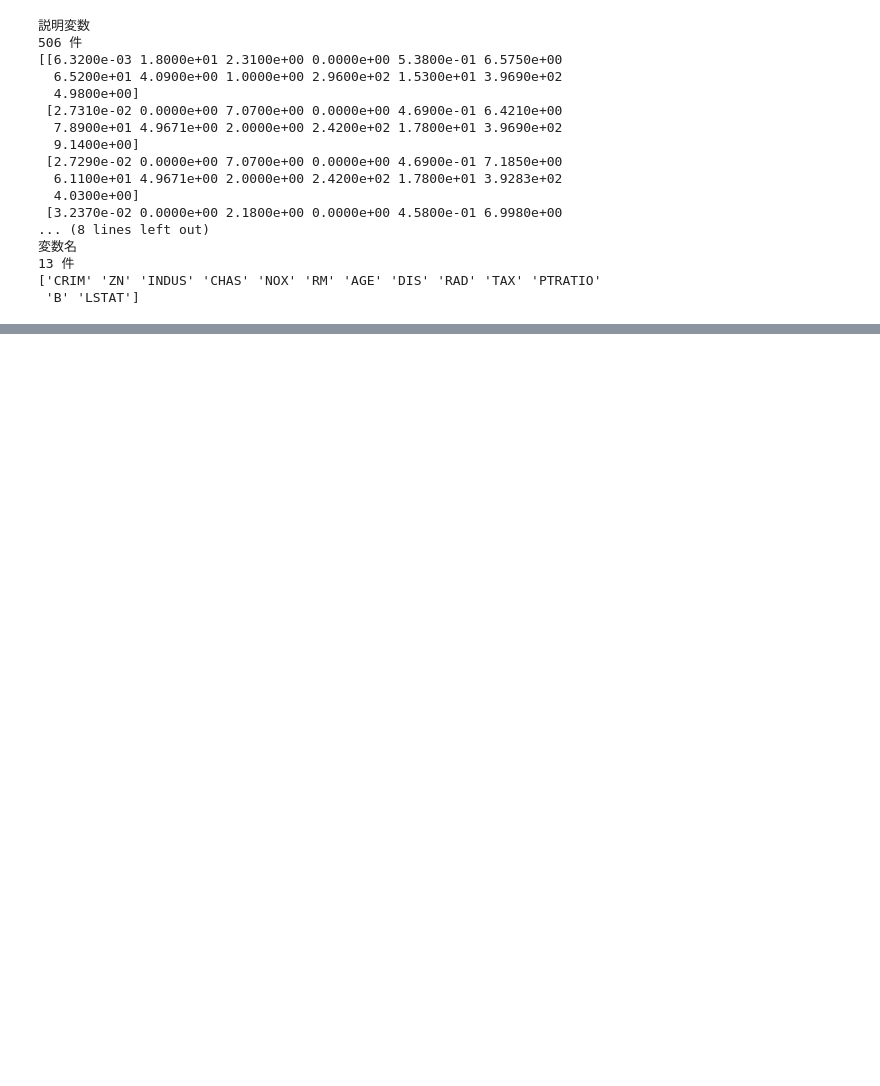
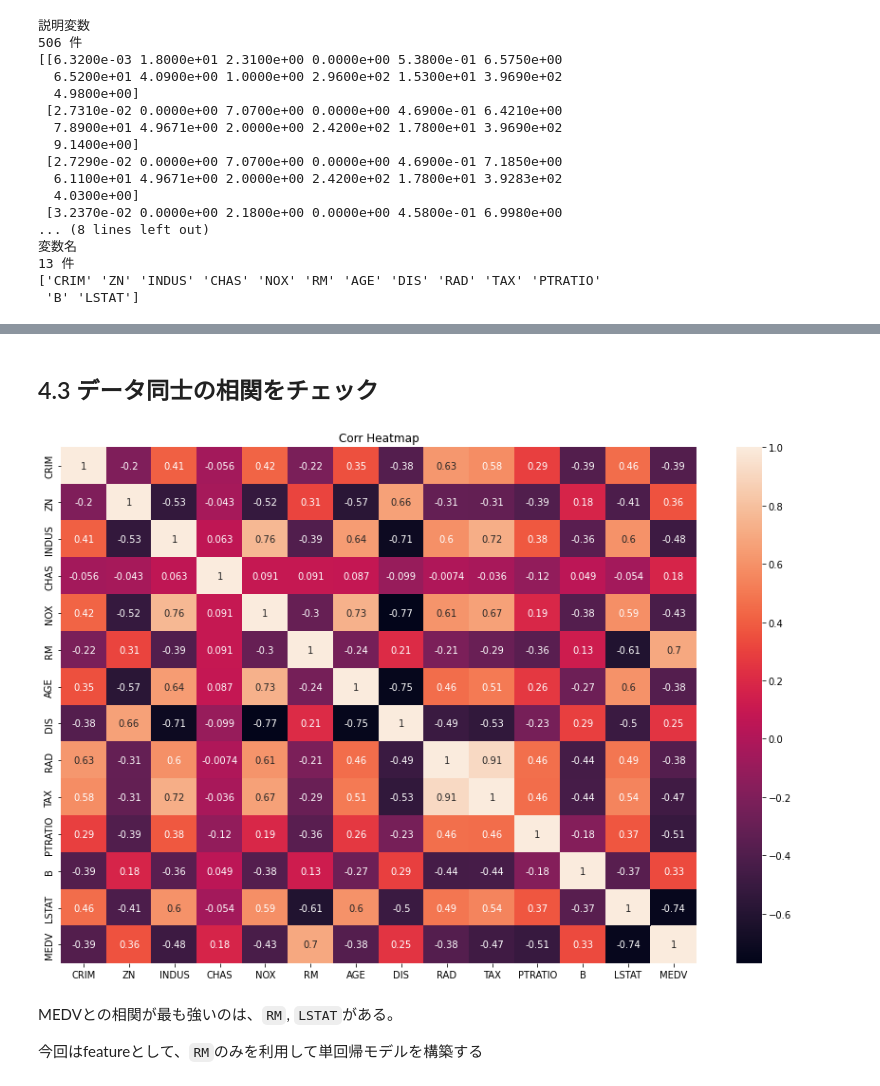
Before and after one commit to kackey0-1/ml_handson, a Jupyter notebook: ai_model_build_100/4_basic_regression.ipynb, the cells around one changed output, grey strips where cells are left out. Drawn from its saved outputs; the diff is of its cells as text; code cells hidden in the pictures; blank space fills up the shorter version.

```diff
--- a/ai_model_build_100/4_basic_regression.ipynb
+++ b/ai_model_build_100/4_basic_regression.ipynb
@@ -38,0 +103,16 @@ print(boston.feature_names)
+# %% [markdown]
+## 4.3 データ同士の相関をチェック
+# %%
+import seaborn as sns
+df_corr = df.corr()
+
+plt.figure(figsize=(15,10))
+sns.heatmap(df_corr, annot=True)
+plt.title('Corr Heatmap')
+plt.show()
+# %% [output]
+[figure, added]
+# %% [markdown]
+MEDVとの相関が最も強いのは、`RM`, `LSTAT`がある。
+
+今回はfeatureとして、`RM`のみを利用して単回帰モデルを構築する
```
Also changed, not shown: parts of 24 cells of this notebook, 11 other files.
